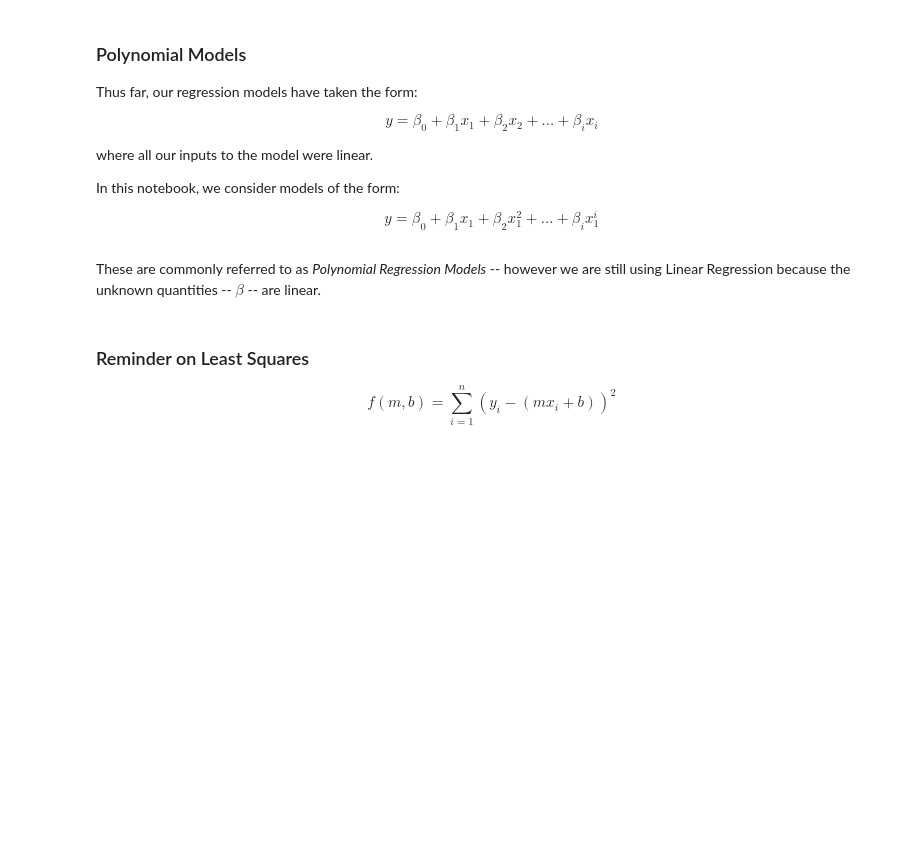
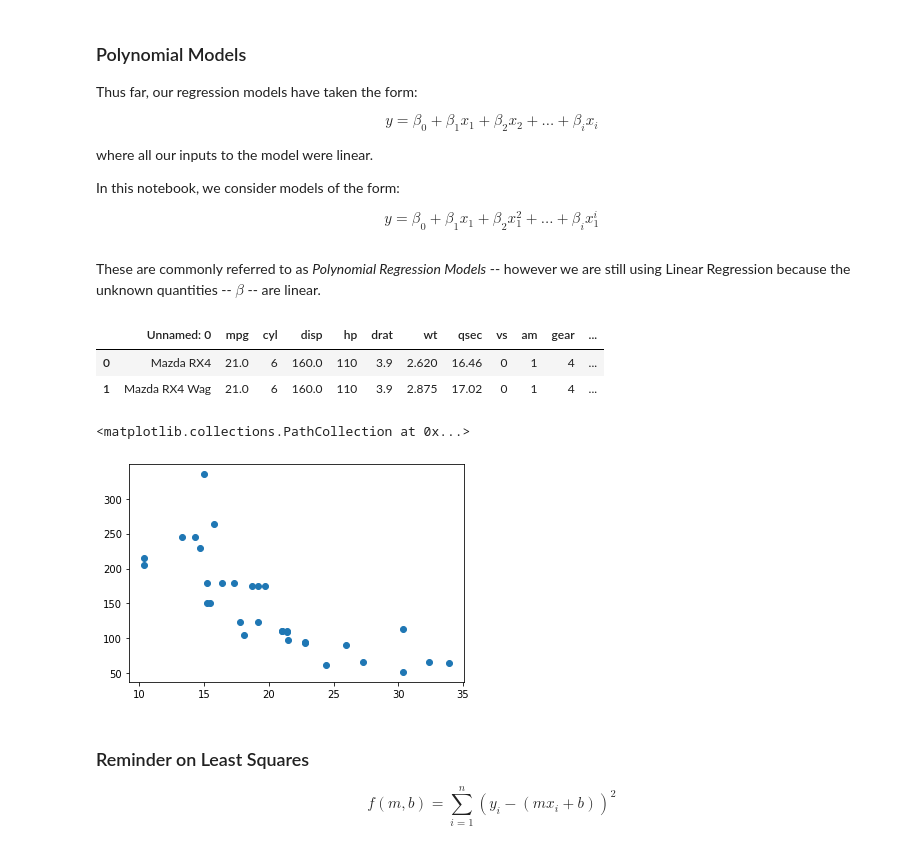
Before and after one commit to gilad247/NYU-Bootcamp, a Jupyter notebook: notebooks/module_2/2.04_ttsplit_polynomials/polynomial_models.ipynb, the cells around one changed output. Drawn from its saved outputs; the diff is of its cells as text; code cells hidden in the pictures; blank space fills up the shorter version.

```diff
--- a/notebooks/module_2/2.04_ttsplit_polynomials/polynomial_models.ipynb
+++ b/notebooks/module_2/2.04_ttsplit_polynomials/polynomial_models.ipynb
@@ -23,13 +23,23 @@ $$y = \beta_0 + \beta_1x_1 + \beta_2x_1^2 + ... + \beta_ix_1^i$$
 These are commonly referred to as *Polynomial Regression Models* -- however we are still using Linear Regression because the unknown quantities -- $\beta$ -- are linear.
 # %%
 #load in the cars data
-cars = pd.read_csv('data/mtcars.csv')
+cars = pd.read_csv('mtcars.csv')
 # %%
 cars.head(2)
+# %% [output]
+|  | Unnamed: 0 | mpg | cyl | disp | hp | drat | wt | qsec | vs | am | gear | ... |
+| 0 | Mazda RX4 | 21.0 | 6 | 160.0 | 110 | 3.9 | 2.620 | 16.46 | 0 | 1 | 4 | ... |
+| 1 | Mazda RX4 Wag | 21.0 | 6 | 160.0 | 110 | 3.9 | 2.875 | 17.02 | 0 | 1 | 4 | ... |
 # %%
 #x = mpg and y = hp
+X = cars[['mpg']]
+y = cars['hp']
 # %%
 #scatter plot of x vs. y
+plt.scatter(X, y)
+# %% [output]
+<matplotlib.collections.PathCollection at 0x...>
+[figure, added]
 # %% [markdown]
 ### Reminder on Least Squares
 
```
Also changed, not shown: parts of 31 cells of this notebook, 1 other file.
